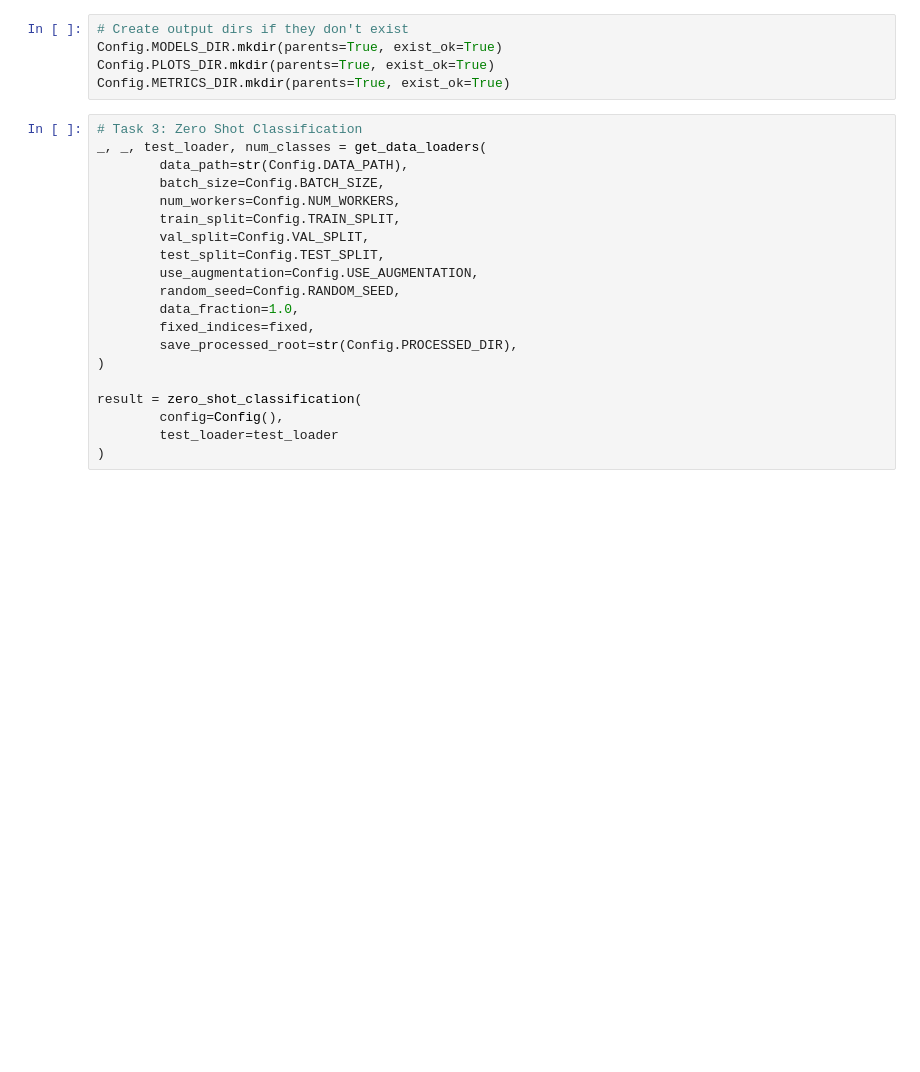
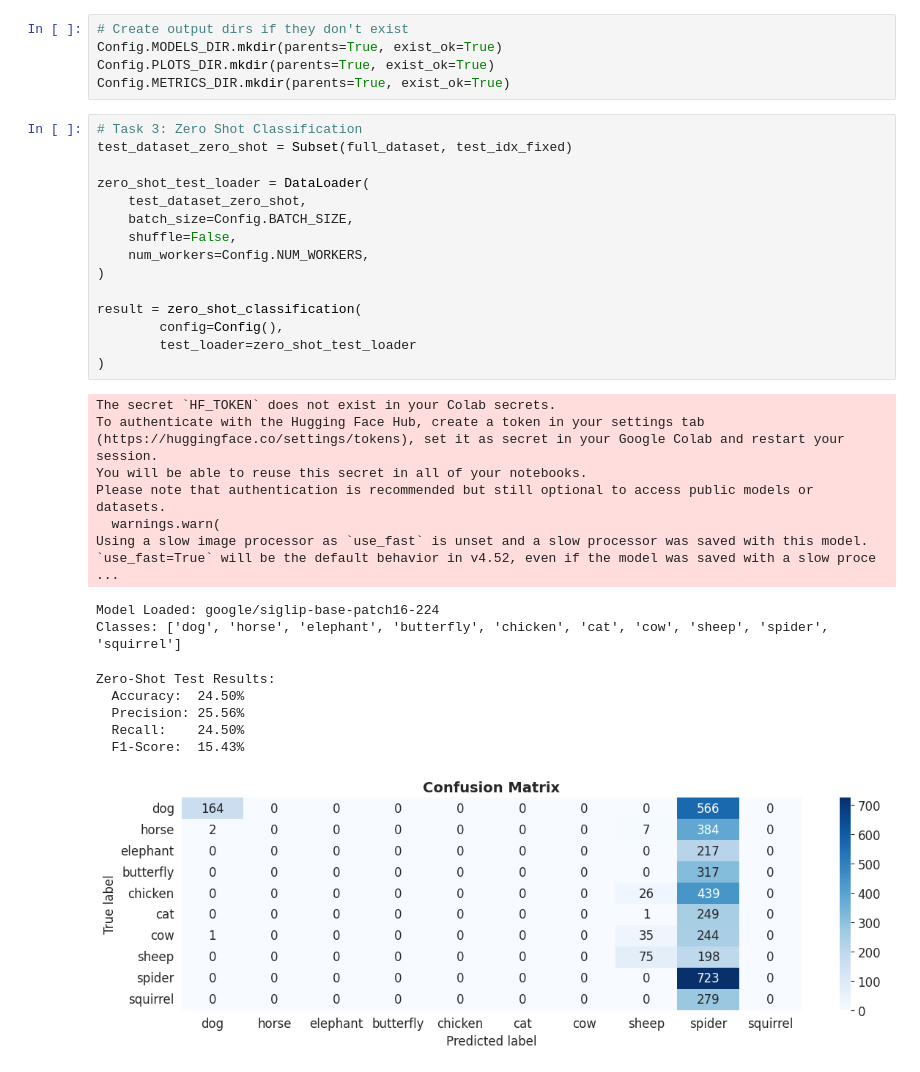
Before and after one commit to LuizaRamos/TOL506M_Final_Project, a Jupyter notebook: notebooks/03_task3_zeroshot.ipynb, the cells around one changed output. Saved outputs shown, nothing was run; the diff lists cells and outputs as text; blank space fills up the shorter version.

```diff
--- a/notebooks/03_task3_zeroshot.ipynb
+++ b/notebooks/03_task3_zeroshot.ipynb
@@ -127,26 +145,36 @@ print(f'Test images: {len(test_idx_fixed)}')
 Config.MODELS_DIR.mkdir(parents=True, exist_ok=True)
 Config.PLOTS_DIR.mkdir(parents=True, exist_ok=True)
 Config.METRICS_DIR.mkdir(parents=True, exist_ok=True)
-# %%
-# Task 3: Zero Shot Classification
-_, _, test_loader, num_classes = get_data_loaders(
-        data_path=str(Config.DATA_PATH),
-        batch_size=Config.BATCH_SIZE,
-        num_workers=Config.NUM_WORKERS,
-        train_split=Config.TRAIN_SPLIT,
-        val_split=Config.VAL_SPLIT,
-        test_split=Config.TEST_SPLIT,
-        use_augmentation=Config.USE_AUGMENTATION,
-        random_seed=Config.RANDOM_SEED,
-        data_fraction=1.0,
-        fixed_indices=fixed,
-        save_processed_root=str(Config.PROCESSED_DIR),
-)
-
-result = zero_shot_classification(
-        config=Config(),
-        test_loader=test_loader
-)
+# %%
+# Task 3: Zero Shot Classification
+test_dataset_zero_shot = Subset(full_dataset, test_idx_fixed)
+
+zero_shot_test_loader = DataLoader(
+    test_dataset_zero_shot,
+    batch_size=Config.BATCH_SIZE,
+    shuffle=False,
+    num_workers=Config.NUM_WORKERS,
+)
+
+result = zero_shot_classification(
+        config=Config(),
+        test_loader=zero_shot_test_loader
+)
+# %% [output]
+The secret `HF_TOKEN` does not exist in your Colab secrets.
+To authenticate with the Hugging Face Hub, create a token in your settings tab (https://huggingface.co/settings/tokens), set it as secret in your Google Colab and restart your session.
+You will be able to reuse this secret in all of your notebooks.
+Please note that authentication is recommended but still optional to access public models or datasets.
+  warnings.warn(
+Using a slow image processor as `use_fast` is unset and a slow processor was saved with this model. `use_fast=True` will be the default behavior in v4.52, even if the model was saved with a slow proce ...
+Model Loaded: google/siglip-base-patch16-224
+Classes: ['dog', 'horse', 'elephant', 'butterfly', 'chicken', 'cat', 'cow', 'sheep', 'spider', 'squirrel']
+Zero-Shot Test Results:
+  Accuracy:  24.50%
+  Precision: 25.56%
+  Recall:    24.50%
+  F1-Score:  15.43%
+[figure, added]
 # %%
 # Save combined summary JSON - NOT NECESSARY
 summary_path = Config.METRICS_DIR / "task3_zero_shot_classification_summary.json"
```
Also changed, not shown: parts of 8 cells of this notebook.
